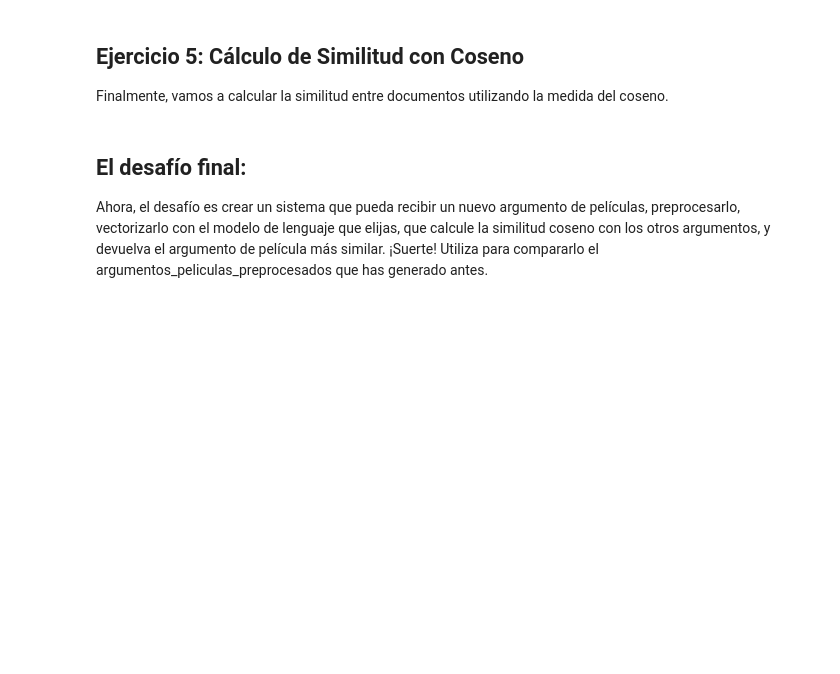
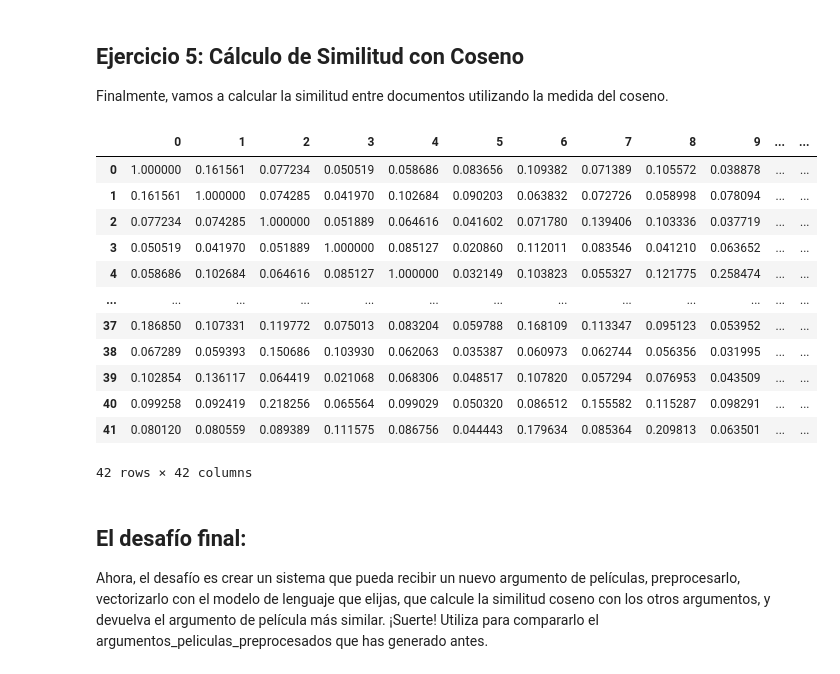
Before and after one commit to jgilaberts/Prueba-Github, a Jupyter notebook: Analisis Info No estructurada/Lab_07_Reto_Peliculas-modelos_de_lenguaje_SR.ipynb, the cells around one changed output. Saved outputs shown, nothing was run; the diff lists cells and outputs as text; code cells hidden in the pictures; blank space fills up the shorter version.

```diff
--- a/Analisis Info No estructurada/Lab_07_Reto_Peliculas-modelos_de_lenguaje_SR.ipynb
+++ b/Analisis Info No estructurada/Lab_07_Reto_Peliculas-modelos_de_lenguaje_SR.ipynb
@@ -71,3 +206,17 @@ Ahora, vamos a crear un modelo Bag of N-grams para representar las noticias (pru
 # %% [markdown]
 ## Ejercicio 4: Modelo TF-IDF
 Ahora, vamos a crear un modelo TF-IDF para representar los argumentos de las películas.
+# %%
+from sklearn.feature_extraction.text import TfidfVectorizer
+
+# Crear una instancia de TfidfVectorizer
+tfidf_vectorizer = TfidfVectorizer()
+
+# Ajustar el vectorizador a los argumentos preprocesados y transformar los datos
+X_tfidf = tfidf_vectorizer.fit_transform(argumentos_preprocesados)
+
+# Convertir la matriz X_tfidf a un DataFrame de pandas
+df_tfidf = pd.DataFrame(X_tfidf.toarray(), columns=tfidf_vectorizer.get_feature_names_out())
+
+# df_tfidf ahora contiene la representación TF-IDF en formato DataFrame
+df_tfidf
@@ -74,6 +237,28 @@ Ahora, vamos a crear un modelo TF-IDF para representar los argumentos de las pel
 # %% [markdown]
 ## Ejercicio 5: Cálculo de Similitud con Coseno
 Finalmente, vamos a calcular la similitud entre documentos utilizando la medida del coseno.
+# %%
+from sklearn.metrics.pairwise import cosine_similarity
+
+similarity_matrix = cosine_similarity(X_tfidf)
+
+df_similarity_tfidf = pd.DataFrame(similarity_matrix, columns=range(len(argumentos_preprocesados)), index=range(len(argumentos_preprocesados)))
+
+df_similarity_tfidf
+# %% [output]
+|  | 0 | 1 | 2 | 3 | 4 | 5 | 6 | 7 | 8 | 9 | ... | ... |
+| 0 | 1.000000 | 0.161561 | 0.077234 | 0.050519 | 0.058686 | 0.083656 | 0.109382 | 0.071389 | 0.105572 | 0.038878 | ... | ... |
+| 1 | 0.161561 | 1.000000 | 0.074285 | 0.041970 | 0.102684 | 0.090203 | 0.063832 | 0.072726 | 0.058998 | 0.078094 | ... | ... |
+| 2 | 0.077234 | 0.074285 | 1.000000 | 0.051889 | 0.064616 | 0.041602 | 0.071780 | 0.139406 | 0.103336 | 0.037719 | ... | ... |
+| 3 | 0.050519 | 0.041970 | 0.051889 | 1.000000 | 0.085127 | 0.020860 | 0.112011 | 0.083546 | 0.041210 | 0.063652 | ... | ... |
+| 4 | 0.058686 | 0.102684 | 0.064616 | 0.085127 | 1.000000 | 0.032149 | 0.103823 | 0.055327 | 0.121775 | 0.258474 | ... | ... |
+| ... | ... | ... | ... | ... | ... | ... | ... | ... | ... | ... | ... | ... |
+| 37 | 0.186850 | 0.107331 | 0.119772 | 0.075013 | 0.083204 | 0.059788 | 0.168109 | 0.113347 | 0.095123 | 0.053952 | ... | ... |
+| 38 | 0.067289 | 0.059393 | 0.150686 | 0.103930 | 0.062063 | 0.035387 | 0.060973 | 0.062744 | 0.056356 | 0.031995 | ... | ... |
+| 39 | 0.102854 | 0.136117 | 0.064419 | 0.021068 | 0.068306 | 0.048517 | 0.107820 | 0.057294 | 0.076953 | 0.043509 | ... | ... |
+| 40 | 0.099258 | 0.092419 | 0.218256 | 0.065564 | 0.099029 | 0.050320 | 0.086512 | 0.155582 | 0.115287 | 0.098291 | ... | ... |
+| 41 | 0.080120 | 0.080559 | 0.089389 | 0.111575 | 0.086756 | 0.044443 | 0.179634 | 0.085364 | 0.209813 | 0.063501 | ... | ... |
+42 rows × 42 columns
 # %% [markdown]
 ## El desafío final:
 
```
Also changed, not shown: parts of 8 cells of this notebook.
